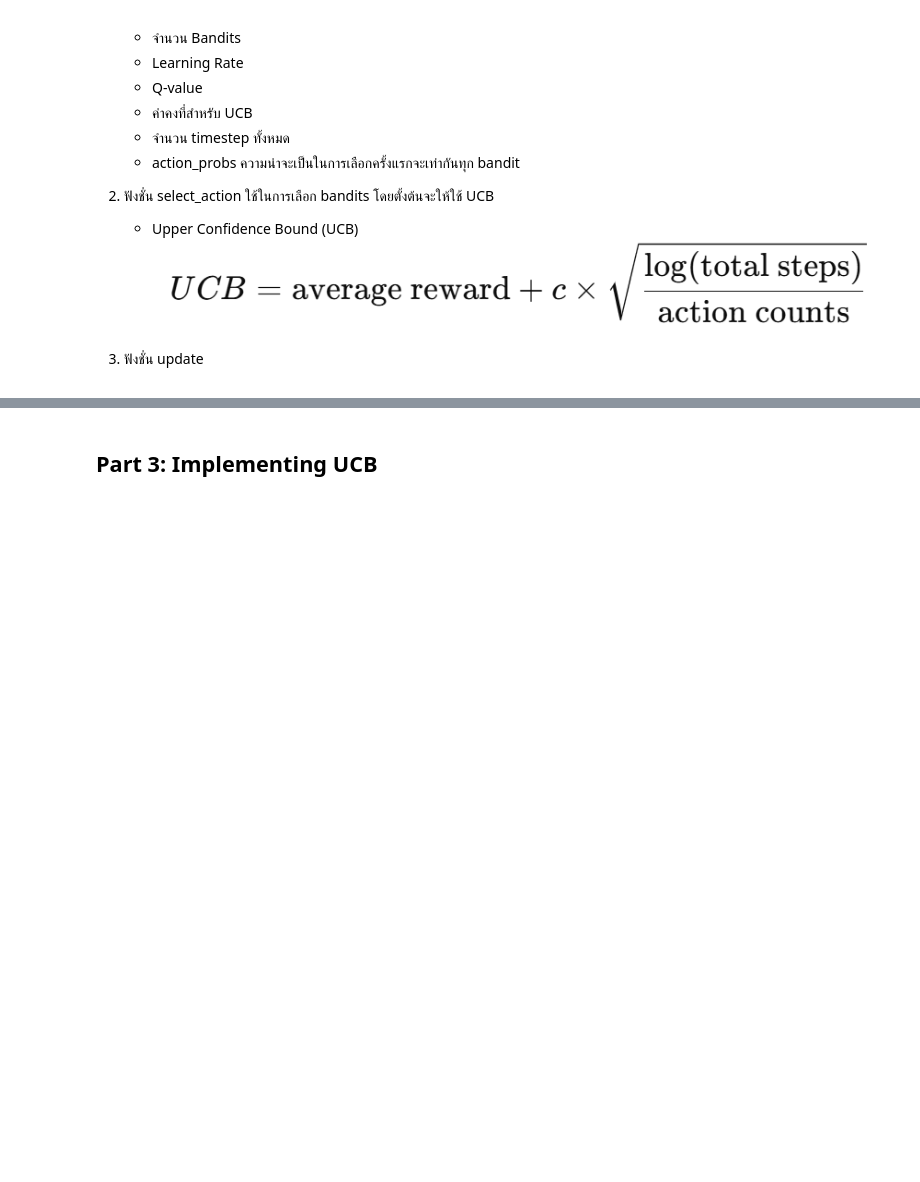
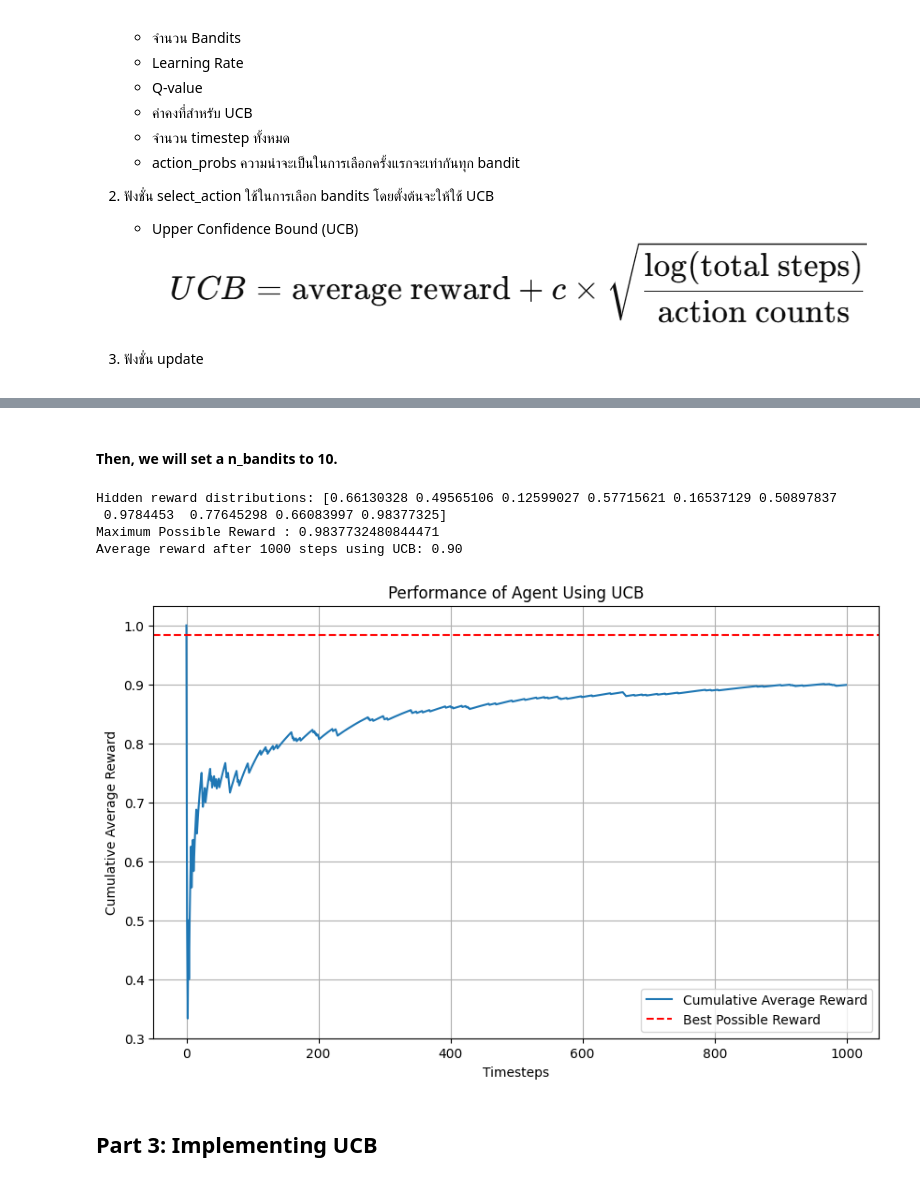
Before and after one commit to Deep-Reinforcement-Learning-NingNo/HW1_56_67, a Jupyter notebook: HW1_56_67.ipynb, the cells around one changed output, grey strips where cells are left out. Cells and saved outputs as stored; diff of their text form; code cells hidden in the pictures; blank space fills up the shorter version.

```diff
--- a/HW1_56_67.ipynb
+++ b/HW1_56_67.ipynb
@@ -176,3 +193,47 @@ Average reward after 1000 steps using UCB: 0.75
+# %% [markdown]
+#### Then, we will set a n_bandits to 10.
+# %%
+if __name__ == "__main__":
+    n_bandits = 10     # จำนวน Bandits
+    n_steps = 1000    # จำนวน Timestep
+    c = 1             # ค่า UCB ค่าคงที่สำหรับ Exploration
+    epsilon = 0.1     # ค่า Epsilon สำหรับ Epsilon-Greedy
+    rewards = None    # make it random
+
+    # เลือกวิธีการทดลอง
+    method ="UCB"
+
+    # รันการทดลอง
+    rewards, cumulative_rewards, hidden_rewards = run_experiment(
+        n_bandits=n_bandits,
+        n_steps=n_steps,
+        c=c,
+        epsilon=epsilon,
+        method=method,
+        custom_rewards=rewards
+    )
+
+    # แสดงผลลัพธ์ใน console
+    print(f"Hidden reward distributions: {hidden_rewards}")
+    print(f"Maximum Possible Reward : {max(hidden_rewards)}")
+    print(f"Average reward after {n_steps} steps using {method}: {np.mean(rewards):.2f}")
+
+    # แสดงกราฟ
+    plt.figure(figsize=(10, 6))
+    plt.plot(cumulative_rewards, label="Cumulative Average Reward")
+    plt.axhline(y=np.max(hidden_rewards), color='r', linestyle='--', label="Best Possible Reward")
+    plt.title(f"Performance of Agent Using {method}")
+    plt.xlabel("Timesteps")
+    plt.ylabel("Cumulative Average Reward")
+    plt.legend()
+    plt.grid()
+    plt.show()
+# %% [output]
+Hidden reward distributions: [0.66130328 0.49565106 0.12599027 0.57715621 0.16537129 0.50897837
+ 0.9784453  0.77645298 0.66083997 0.98377325]
+Maximum Possible Reward : 0.9837732480844471
+Average reward after 1000 steps using UCB: 0.90
+[figure, added]
 # %% [markdown]
 ## Part 3: Implementing UCB
 # %%
```
Also changed, not shown: parts of 7 cells of this notebook, 1 other file.
